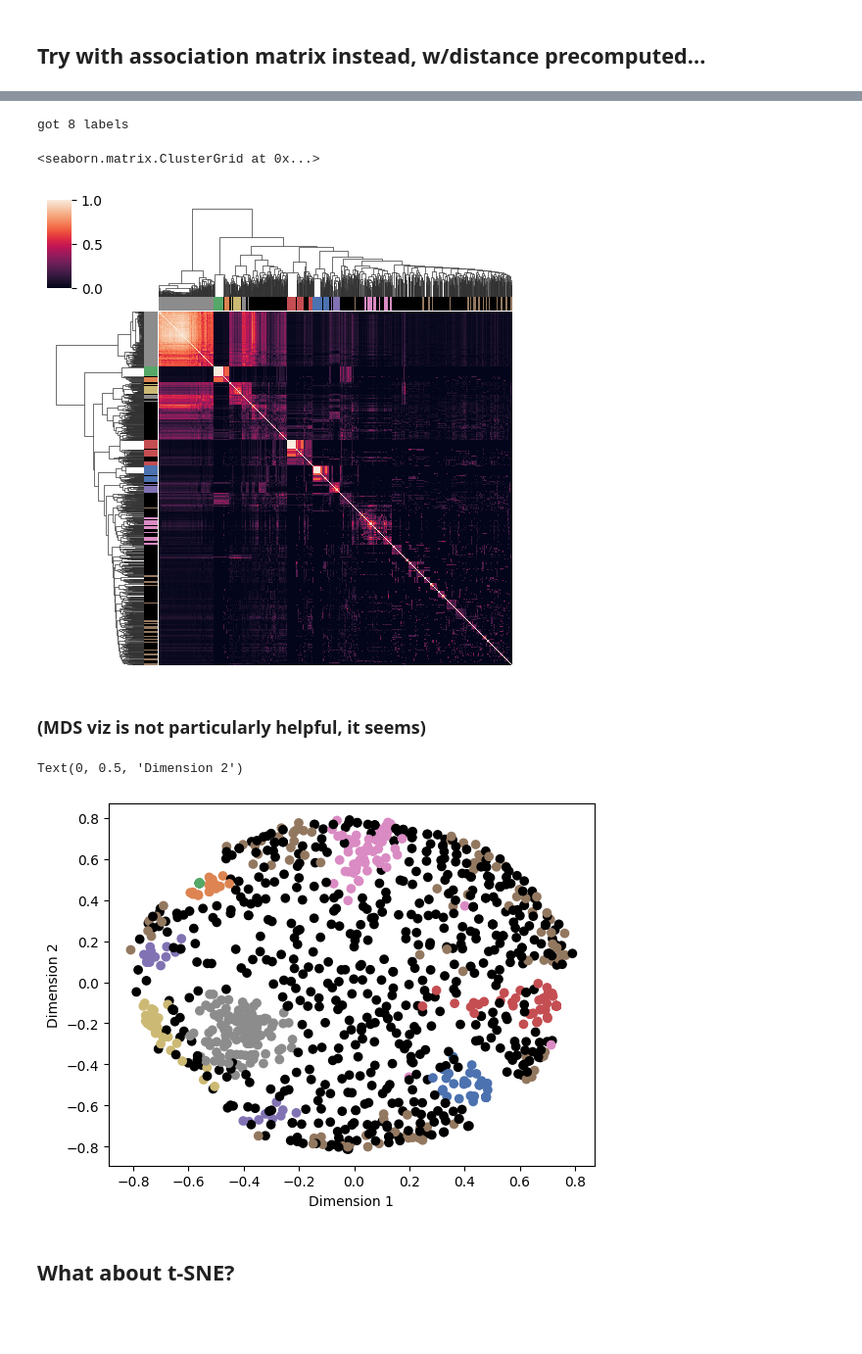
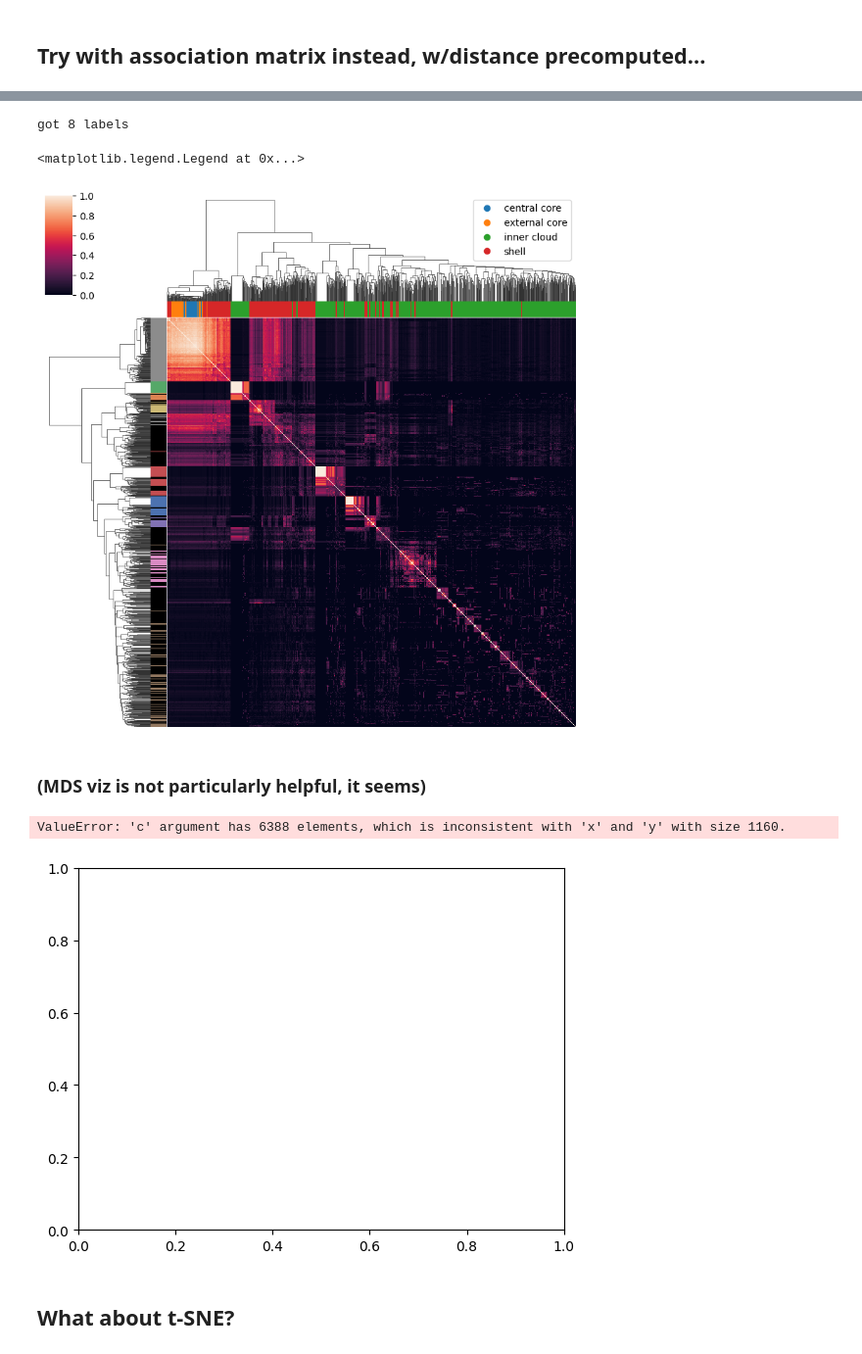
Before and after one commit to ctb/2024-pangenome-hash-corr, a Jupyter notebook: hdbscan.ipynb, the cells around one changed output, grey strips where cells are left out. Shown at 98% size. Cells and saved outputs as stored; diff of their text form; code cells hidden in the pictures; blank space fills up the shorter version.

Commit message:
update with pangenome rank colors

```diff
--- a/hdbscan.ipynb
+++ b/hdbscan.ipynb
@@ -94,25 +111,33 @@ labels = sklearn.cluster.HDBSCAN(min_cluster_size=min_cluster_size).fit_predict(
 
 print(f'got {numpy.unique(labels).max()} labels')
 palette = sns.color_palette('deep', numpy.unique(labels).max() + 1)
-colors = [palette[x] if x >= 0 else (0.0, 0.0, 0.0) for x in labels]
+cluster_colors = [palette[x] if x >= 0 else (0.0, 0.0, 0.0) for x in labels]
 
-sns.clustermap(cmp, xticklabels=[], yticklabels=[], figsize=(5, 5), col_colors=colors, row_colors=colors)
+fig = sns.clustermap(cmp, xticklabels=[], yticklabels=[], figsize=(8, 8), row_colors=cluster_colors, col_colors=category_colors)
+
+# create a custom legend of just the pangenome rank colors on the columns
+legend_elements = []
+for k, v in category_map.items():
+    legend_elements.append(
+        Line2D([0], [0], color=v, label=k, marker="o", lw=0)
+    )
+fig.ax_col_dendrogram.legend(handles=legend_elements)
 # %% [output]
 got 8 labels
-<seaborn.matrix.ClusterGrid at 0x...>
+<matplotlib.legend.Legend at 0x...>
-[figure, old version]
+[figure, new version]
 # %% [markdown]
 ### (MDS viz is not particularly helpful, it seems)
 # %%
 mds = sklearn.manifold.MDS(n_components=2, dissimilarity="precomputed", random_state=42)
 mds_coords = mds.fit_transform(1 - cmp)
 # %%
-plt.scatter(mds_coords[:, 0], mds_coords[:, 1], color=colors)
+plt.scatter(mds_coords[:, 0], mds_coords[:, 1], color=clcolors)
 plt.xlabel("Dimension 1")
 plt.ylabel("Dimension 2")
 # %% [output]
-Text(0, 0.5, 'Dimension 2')
+ValueError: 'c' argument has 6388 elements, which is inconsistent with 'x' and 'y' with size 1160.
-[figure, old version]
+[figure, new version]
 # %% [markdown]
 ## What about t-SNE?
 # %%
```
Also changed, not shown: parts of 9 cells of this notebook.
